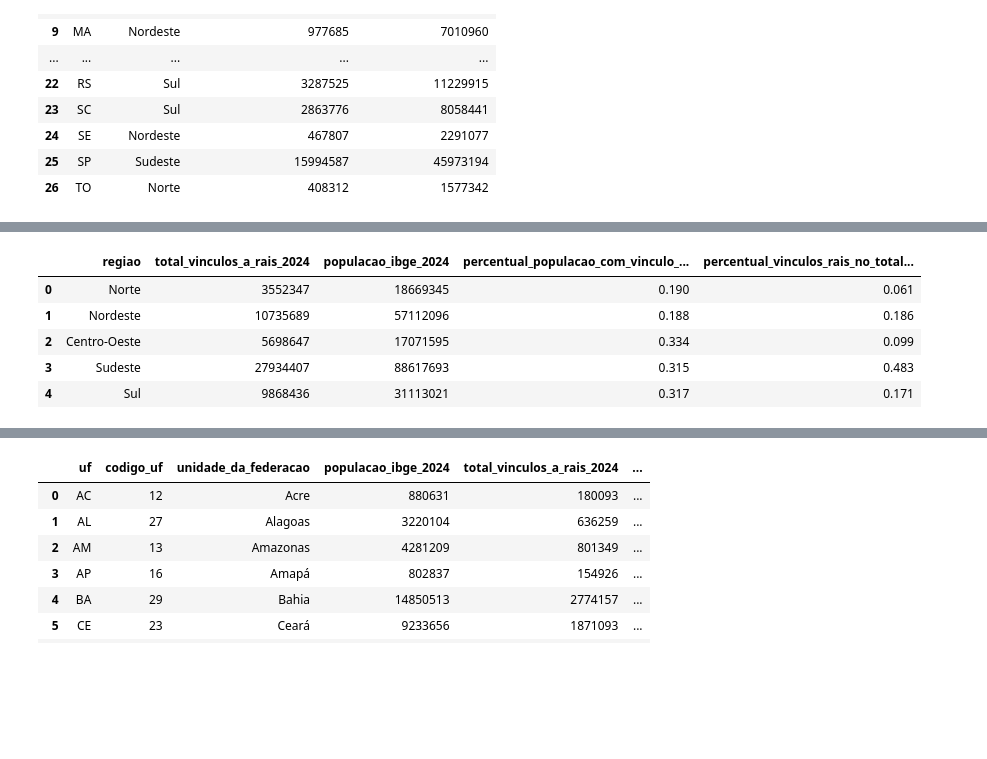
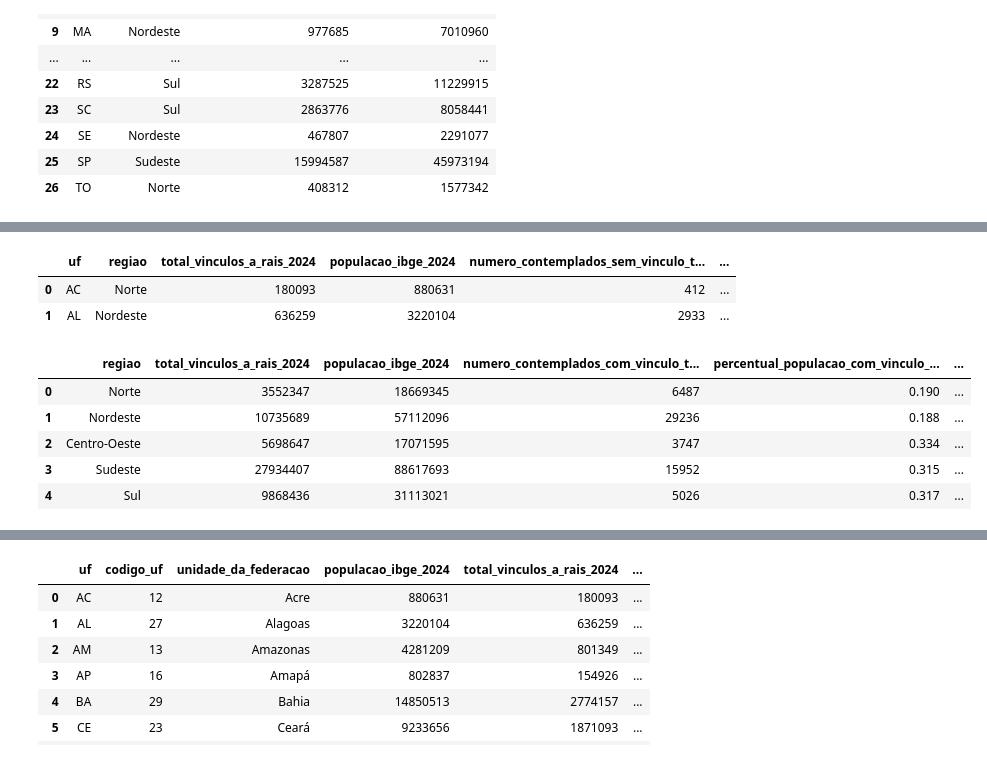
Before and after one commit to SGE-Subsecretaria-de-Gestao-Estrategica/pnab-data-vis, a Jupyter notebook: src/notebooks/v2_gabriel_create_csv.ipynb, the cells around one changed output, grey strips where cells are left out. Saved outputs shown, nothing was run; the diff lists cells and outputs as text; code cells hidden in the pictures; blank space fills up the shorter version.

```diff
--- a/src/notebooks/v2_gabriel_create_csv.ipynb
+++ b/src/notebooks/v2_gabriel_create_csv.ipynb
@@ -1148,44 +1130,60 @@ df_rais_ibge_merged.to_csv(settings.DATA_PATH_SECTION4 / 'aggregate_vinculo_form
+# %%
+df_rais_ibge_merged.head(2)
+# %% [output]
+|  | uf | regiao | total_vinculos_a_rais_2024 | populacao_ibge_2024 | numero_contemplados_sem_vinculo_t... | ... |
+| 0 | AC | Norte | 180093 | 880631 | 412 | ... |
+| 1 | AL | Nordeste | 636259 | 3220104 | 2933 | ... |
 # %%
 df_rais_ibge_regiao = (
-    df_rais_ibge
+    df_rais_ibge_merged
     .groupby("regiao", as_index=False)
     .agg(
         total_vinculos_a_rais_2024=("total_vinculos_a_rais_2024", "sum"),
         populacao_ibge_2024=("populacao_ibge_2024", "sum"),
+        numero_contemplados_com_vinculo_trabalho_formal=(
+            "numero_contemplados_com_vinculo_trabalho_formal",
+            "sum"
+        ),
     )
 )
 
 # Percentual de trabalhadores formais dentro da própria região
 df_rais_ibge_regiao["percentual_populacao_com_vinculo_rais_2024"] = (
     df_rais_ibge_regiao["total_vinculos_a_rais_2024"]
     / df_rais_ibge_regiao["populacao_ibge_2024"]
 )
 
-# Percentual dos vínculos formais da região em relação ao total do Brasil
+# Percentual dos vínculos formais RAIS da região em relação ao total do Brasil
 df_rais_ibge_regiao["percentual_vinculos_rais_no_total_brasil"] = (
     df_rais_ibge_regiao["total_vinculos_a_rais_2024"]
     / df_rais_ibge_regiao["total_vinculos_a_rais_2024"].sum()
+)
+
+# Percentual dos contemplados com vínculo formal da região em relação ao total do Brasil
+df_rais_ibge_regiao["percentual_numero_contemplados_com_vinculo_no_total_geral"] = (
+    df_rais_ibge_regiao["numero_contemplados_com_vinculo_trabalho_formal"]
+    / df_rais_ibge_regiao["numero_contemplados_com_vinculo_trabalho_formal"].sum()
 )
 
 ordem_regioes = ["Norte", "Nordeste", "Centro-Oeste", "Sudeste", "Sul"]
 
 df_rais_ibge_regiao["regiao"] = pd.Categorical(
     df_rais_ibge_regiao["regiao"],
     categories=ordem_regioes,
     ordered=True
 )
 
 df_rais_ibge_regiao = (
     df_rais_ibge_regiao
     .sort_values("regiao")
     .reset_index(drop=True)
 )
 
 df_rais_ibge_regiao
 # %% [output]
-|  | regiao | total_vinculos_a_rais_2024 | populacao_ibge_2024 | percentual_populacao_com_vinculo_... | percentual_vinculos_rais_no_total... |
-| 0 | Norte | 3552347 | 18669345 | 0.190 | 0.061 |
-| 1 | Nordeste | 10735689 | 57112096 | 0.188 | 0.186 |
-| 2 | Centro-Oeste | 5698647 | 17071595 | 0.334 | 0.099 |
-| 3 | Sudeste | 27934407 | 88617693 | 0.315 | 0.483 |
-| 4 | Sul | 9868436 | 31113021 | 0.317 | 0.171 |
+|  | regiao | total_vinculos_a_rais_2024 | populacao_ibge_2024 | numero_contemplados_com_vinculo_t... | percentual_populacao_com_vinculo_... | ... |
+| 0 | Norte | 3552347 | 18669345 | 6487 | 0.190 | ... |
+| 1 | Nordeste | 10735689 | 57112096 | 29236 | 0.188 | ... |
+| 2 | Centro-Oeste | 5698647 | 17071595 | 3747 | 0.334 | ... |
+| 3 | Sudeste | 27934407 | 88617693 | 15952 | 0.315 | ... |
+| 4 | Sul | 9868436 | 31113021 | 5026 | 0.317 | ... |
```
Also changed, not shown: parts of 25 cells of this notebook, 9 other files.
